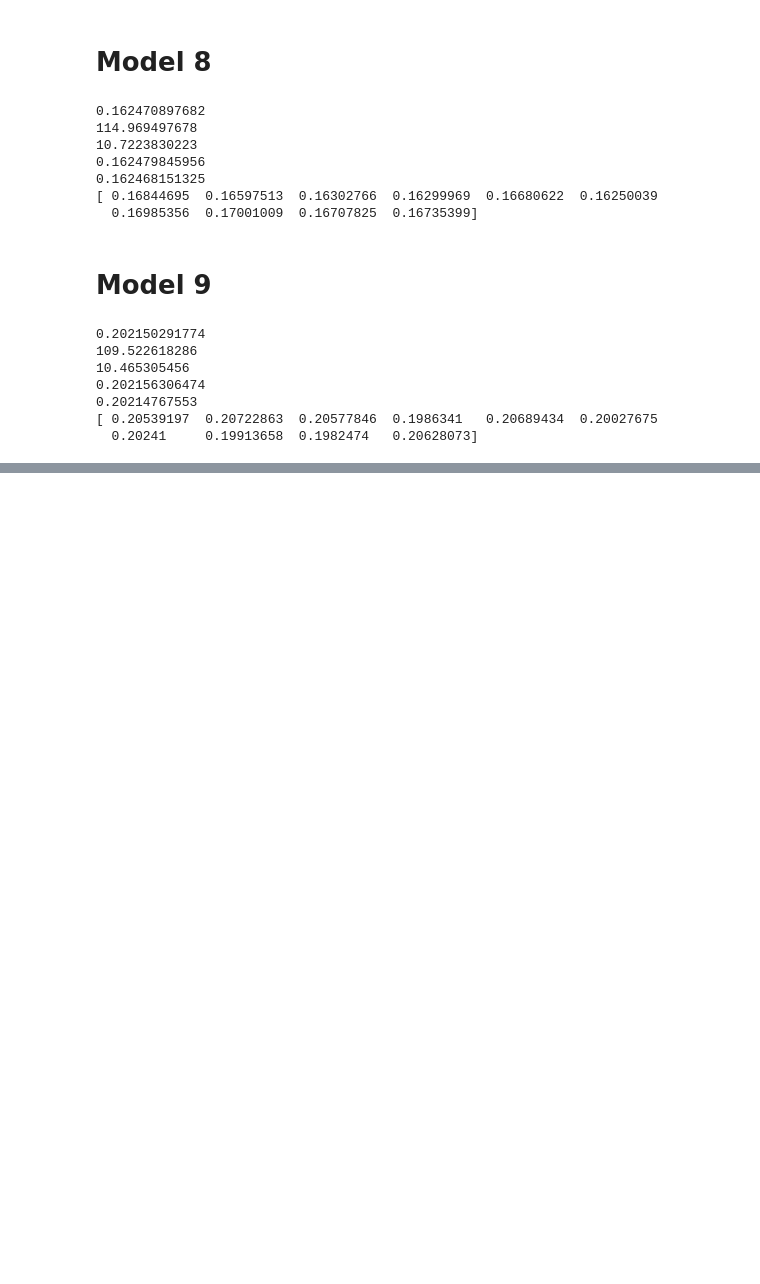
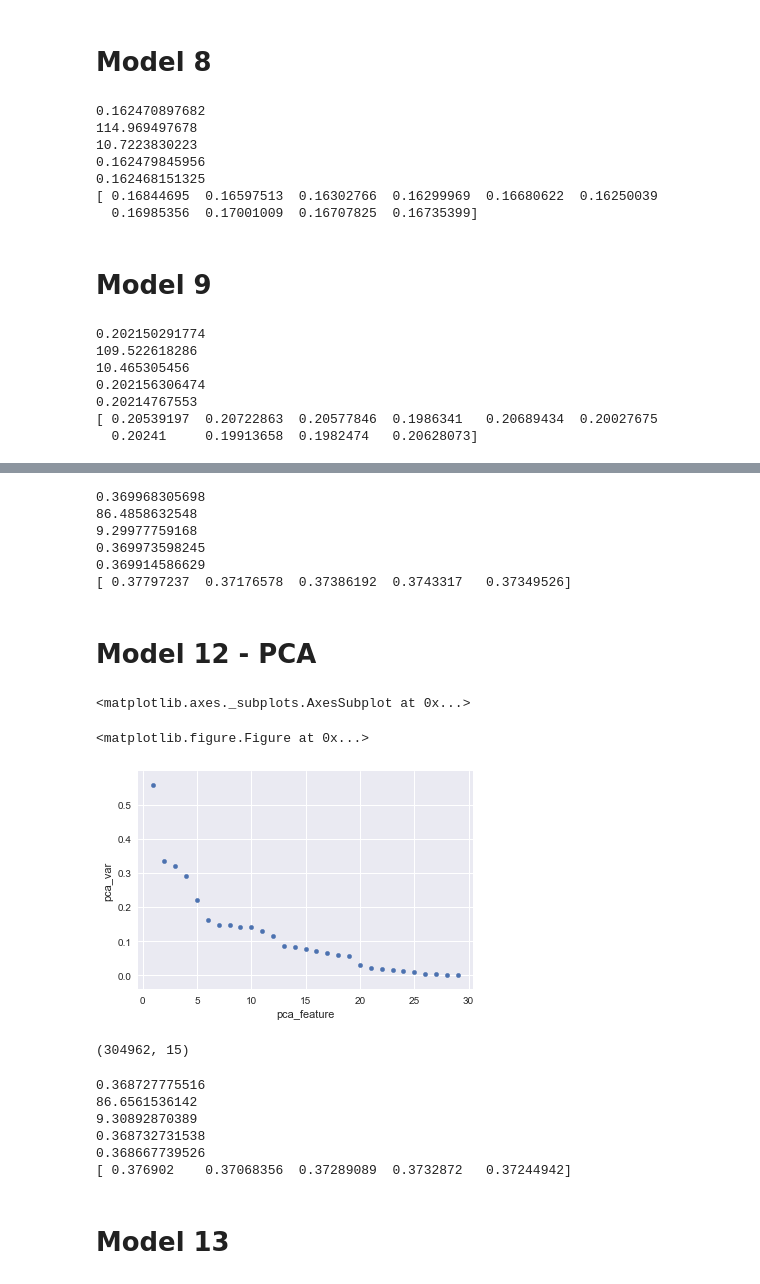
Before and after one commit to mcassi17/Bikeshare_Time_Prediction, a Jupyter notebook: Initial_Machine_Learning.ipynb, the cells around one changed output, grey strips where cells are left out. Drawn from its saved outputs; the diff is of its cells as text; code cells hidden in the pictures; blank space fills up the shorter version.

```diff
--- a/Initial_Machine_Learning.ipynb
+++ b/Initial_Machine_Learning.ipynb
@@ -681,0 +740,40 @@ print(cvscores_10_model_8)
+# %%
+print(model_10_test_score)
+print(model_10_mse)
+print(model_10_rmse)
+print(model_10_evar)
+print(adjusted_r_10)
+print(cvscores_10_model_10)
+# %% [output]
+0.369968305698
+86.4858632548
+9.29977759168
+0.369973598245
+0.369914586629
+[ 0.37797237  0.37176578  0.37386192  0.3743317   0.37349526]
+# %% [markdown]
+# Model 12 - PCA
+# %%
+columns = ['temp', 'humidity','windspeed', 'miles', 'registered', 'summer',
+       'fall', 'winter', 'feb', 'march', 'april', 'may', 'june', 'july',
+       'august', 'sept', 'oct', 'nov', 'dec', 'holiday',
+       'mon', 'tues', 'wed', 'thurs', 'fri',
+       'sat', 'work_day', 'cloudy', 'rainy']
+X = bikeshare_dummy[columns]
+y = bikeshare_dummy['time_diff']
+X_train, X_test, y_train, y_test = train_test_split(X, y, test_size = 0.25, random_state=17)
+# %%
+pca = PCA()
+pca.fit(X_train)
+pca_features = pca.transform(X_train)
+# %%
+pca_var = pca.explained_variance_
+pca_var_df = pd.DataFrame(pca_var, columns=['pca_var'])
+pca_var_df['pca_feature'] =  np.array(range(1,30))
+# %%
+plt.figure(figsize=(20,20))
+pca_var_df.plot.scatter(x='pca_feature', y='pca_var')
+# %% [output]
+<matplotlib.axes._subplots.AxesSubplot at 0x...>
+<matplotlib.figure.Figure at 0x...>
+[figure, added]
@@ -681,0 +785,4 @@ print(cvscores_10_model_8)
+# %%
+pca_6_test_features.shape
+# %% [output]
+(304962, 15)
@@ -681,0 +800,16 @@ print(cvscores_10_model_8)
+# %%
+print(model_11_test_score)
+print(model_11_mse)
+print(model_11_rmse)
+print(model_11_evar)
+print(adjusted_r_11)
+print(cvscores_10_model_11)
+# %% [output]
+0.368727775516
+86.6561536142
+9.30892870389
+0.368732731538
+0.368667739526
+[ 0.376902    0.37068356  0.37289089  0.3732872   0.37244942]
+# %% [markdown]
+# Model 13
```
Also changed, not shown: parts of 18 cells of this notebook, 1 other file.
